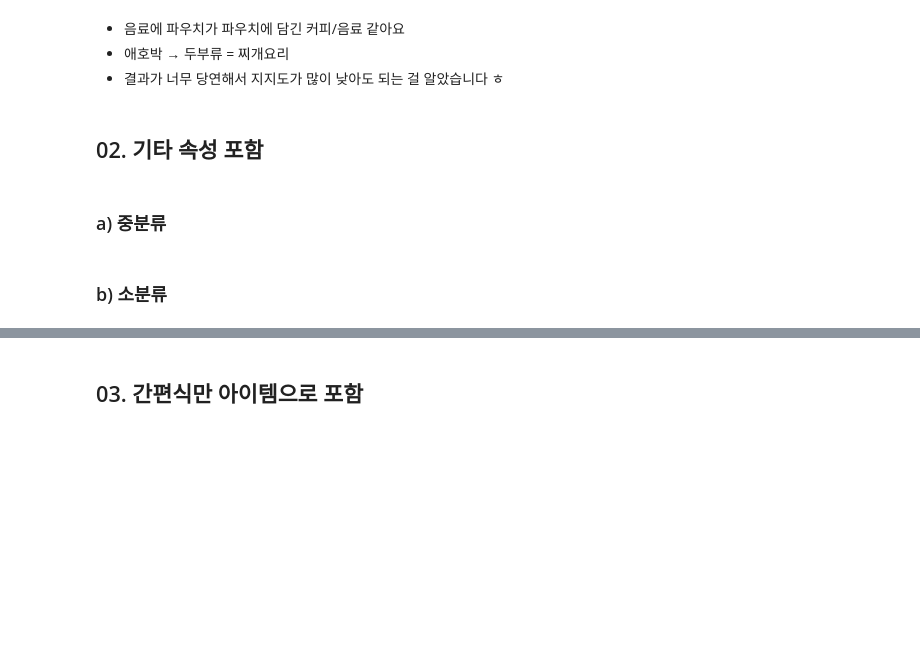
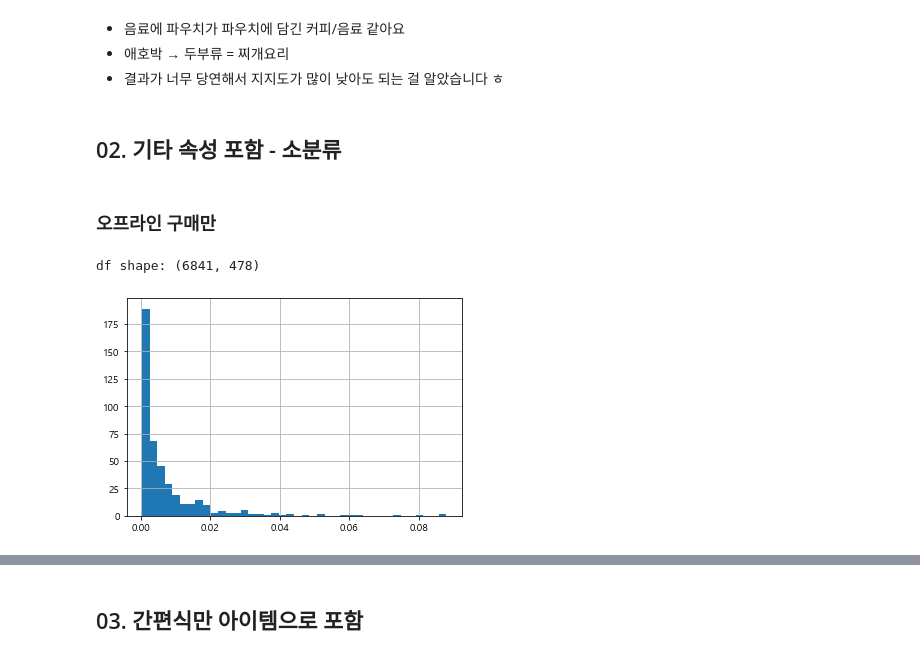
Before and after one commit to HYOJUNG08/RI_E5_1, a Jupyter notebook: ARM_not_clustering.ipynb, the cells around one changed output, grey strips where cells are left out. Saved outputs shown, nothing was run; the diff lists cells and outputs as text; code cells hidden in the pictures; blank space fills up the shorter version.

```diff
--- a/ARM_not_clustering.ipynb
+++ b/ARM_not_clustering.ipynb
@@ -217,8 +216,13 @@ rules_pd
 - 애호박 → 두부류 = 찌개요리
 - 결과가 너무 당연해서 지지도가 많이 낮아도 되는 걸 알았습니다 ㅎ
 # %% [markdown]
-## 02. 기타 속성 포함
+## 02. 기타 속성 포함 - 소분류
-# %% [markdown]
-### a) 중분류
-# %% [markdown]
-### b) 소분류
+# %% [markdown]
+### 오프라인 구매만
+# %%
+off_df = df_food[(df_food['cop_c'] == 'A03') & (df_food['chnl_dv'] == 1)]
+off_ARM = create_df(off_df)
+s_histogram(off_ARM, bins = 40)
+# %% [output]
+df shape: (6841, 478)
+[figure, added]
```
Also changed, not shown: parts of 14 cells of this notebook.
